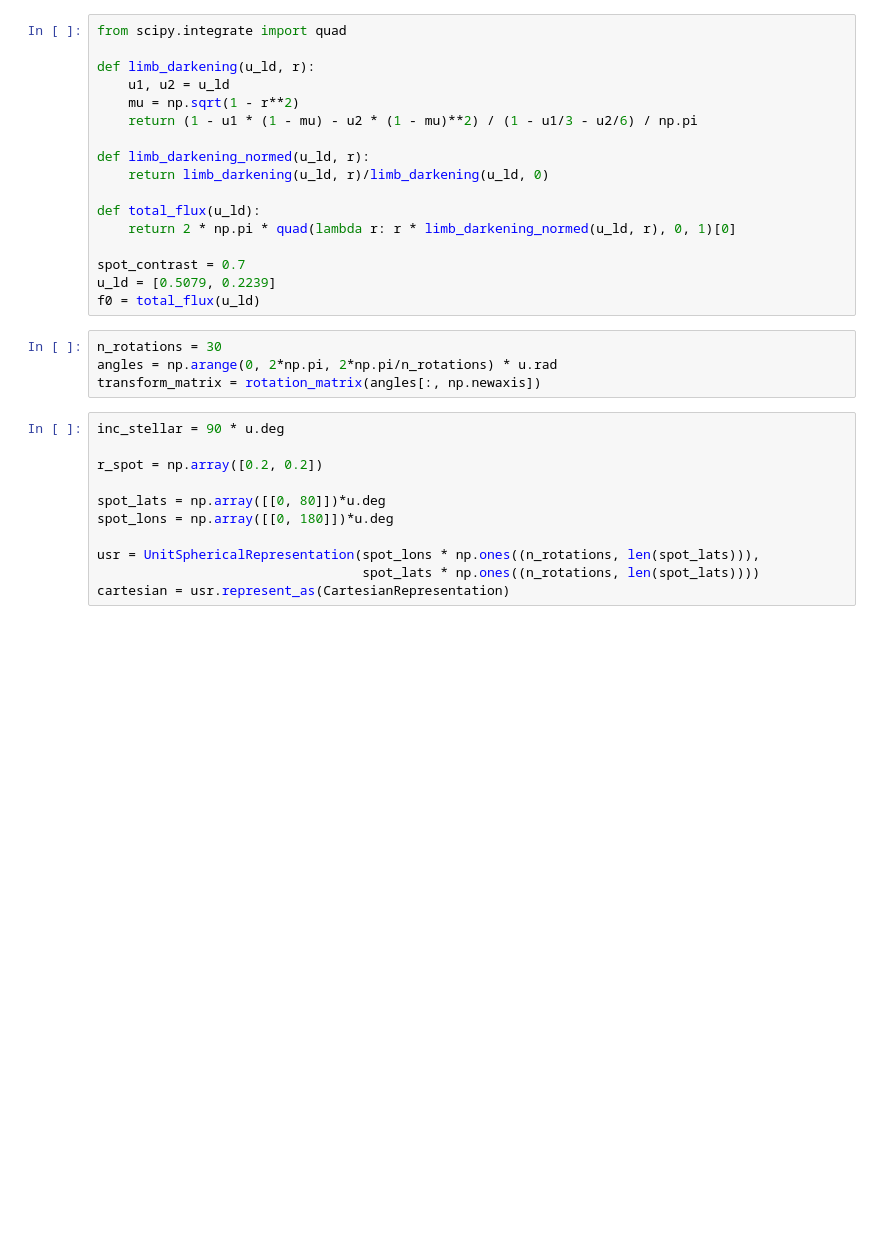
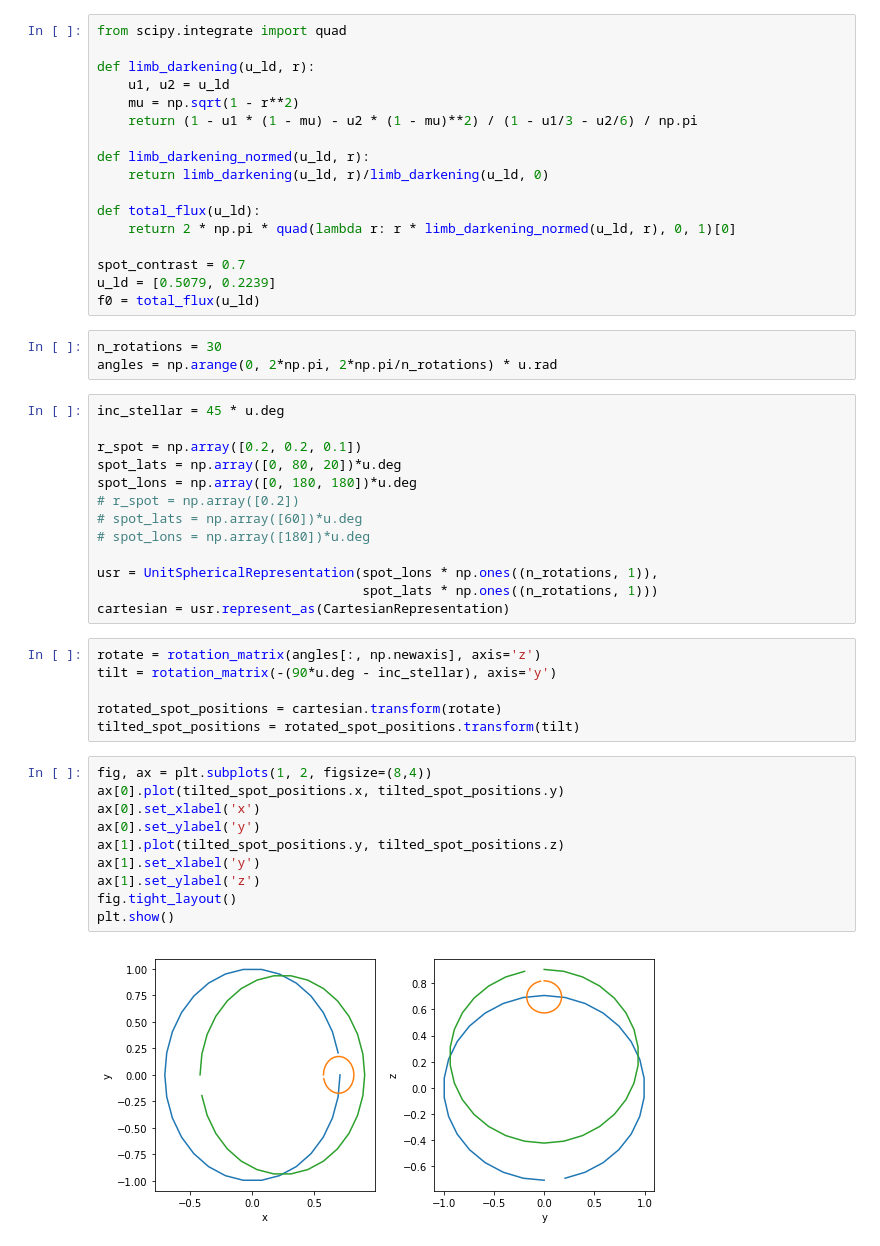
Before and after one commit to bmorris3/zeitsprung, a Jupyter notebook: analytic.ipynb, the cells around one changed output. Drawn from its saved outputs; the diff is of its cells as text; blank space fills up the shorter version.

```diff
--- a/analytic.ipynb
+++ b/analytic.ipynb
@@ -25,16 +25,35 @@ f0 = total_flux(u_ld)
 # %%
 n_rotations = 30
 angles = np.arange(0, 2*np.pi, 2*np.pi/n_rotations) * u.rad
-transform_matrix = rotation_matrix(angles[:, np.newaxis])
 # %%
-inc_stellar = 90 * u.deg
+inc_stellar = 45 * u.deg
 
-r_spot = np.array([0.2, 0.2])
+r_spot = np.array([0.2, 0.2, 0.1])
+spot_lats = np.array([0, 80, 20])*u.deg
+spot_lons = np.array([0, 180, 180])*u.deg
+# r_spot = np.array([0.2])
+# spot_lats = np.array([60])*u.deg
+# spot_lons = np.array([180])*u.deg
 
-spot_lats = np.array([[0, 80]])*u.deg
-spot_lons = np.array([[0, 180]])*u.deg
-
-usr = UnitSphericalRepresentation(spot_lons * np.ones((n_rotations, len(spot_lats))),
-                                  spot_lats * np.ones((n_rotations, len(spot_lats))))
+usr = UnitSphericalRepresentation(spot_lons * np.ones((n_rotations, 1)),
+                                  spot_lats * np.ones((n_rotations, 1)))
 cartesian = usr.represent_as(CartesianRepresentation)
+# %%
+rotate = rotation_matrix(angles[:, np.newaxis], axis='z')
+tilt = rotation_matrix(-(90*u.deg - inc_stellar), axis='y')
+
+rotated_spot_positions = cartesian.transform(rotate)
+tilted_spot_positions = rotated_spot_positions.transform(tilt)
+# %%
+fig, ax = plt.subplots(1, 2, figsize=(8,4))
+ax[0].plot(tilted_spot_positions.x, tilted_spot_positions.y)
+ax[0].set_xlabel('x')
+ax[0].set_ylabel('y')
+ax[1].plot(tilted_spot_positions.y, tilted_spot_positions.z)
+ax[1].set_xlabel('y')
+ax[1].set_ylabel('z')
+fig.tight_layout()
+plt.show()
+# %% [output]
+[figure, added]
 # %%
```
Also changed, not shown: parts of 5 cells of this notebook.
